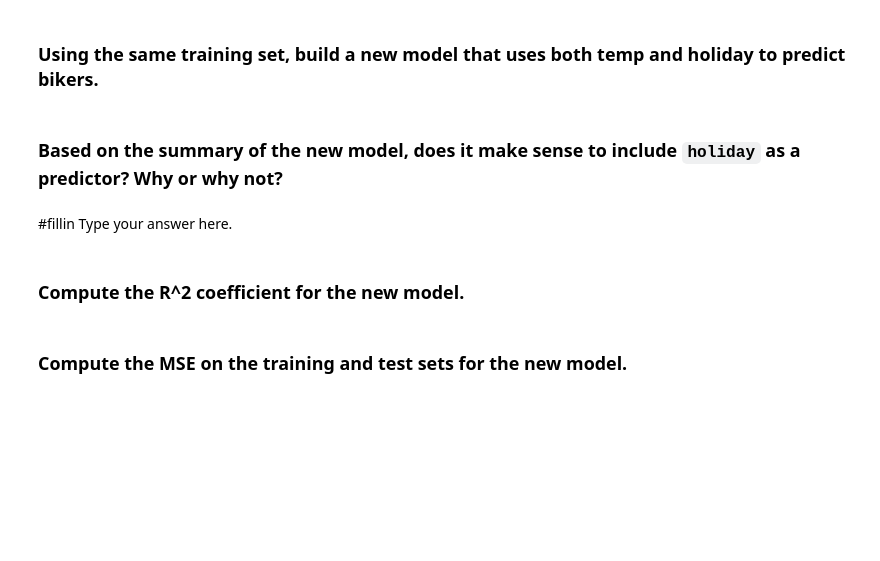
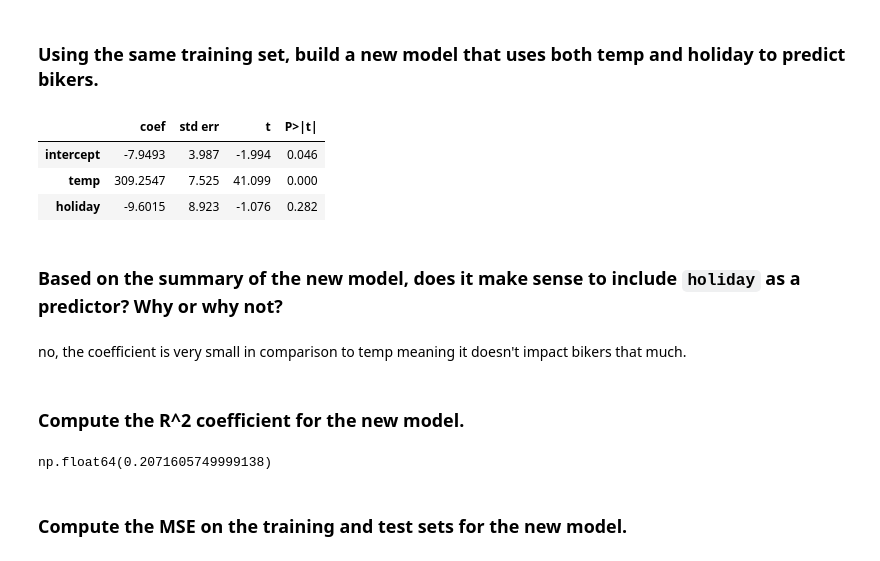
Before and after one commit to emileeharadon-gif/code_2600, a Jupyter notebook: mod04_linear.ipynb, the cells around one changed output. Saved outputs shown, nothing was run; the diff lists cells and outputs as text; code cells hidden in the pictures; blank space fills up the shorter version.

```diff
--- a/mod04_linear.ipynb
+++ b/mod04_linear.ipynb
@@ -204,17 +215,24 @@ abline(ax,
 # %% [markdown]
 ### Using the same training set, build a new model that uses both temp and holiday to predict bikers.
 # %%
-model_2 = #fillin
-results_2 = #fillin
+model_2 = sm.OLS(y_train, X_train[['intercept', 'temp', 'holiday']])
+results_2 = model_2.fit()
 summarize(results_2)
+# %% [output]
+|  | coef | std err | t | P>|t| |
+| intercept | -7.9493 | 3.987 | -1.994 | 0.046 |
+| temp | 309.2547 | 7.525 | 41.099 | 0.000 |
+| holiday | -9.6015 | 8.923 | -1.076 | 0.282 |
 # %% [markdown]
 ### Based on the summary of the new model, does it make sense to include `holiday` as a predictor? Why or why not?
 # %% [markdown]
-#fillin Type your answer here.
+no, the coefficient is very small in comparison to temp meaning it doesn't impact bikers that much.
 # %% [markdown]
 ### Compute the R^2 coefficient for the new model.
 # %%
-#fillin
+results_2.rsquared
+# %% [output]
+np.float64(0.2071605749999138)
 # %% [markdown]
 ### Compute the MSE on the training and test sets for the new model.
 # %%
```
Also changed, not shown: parts of 6 cells of this notebook.
